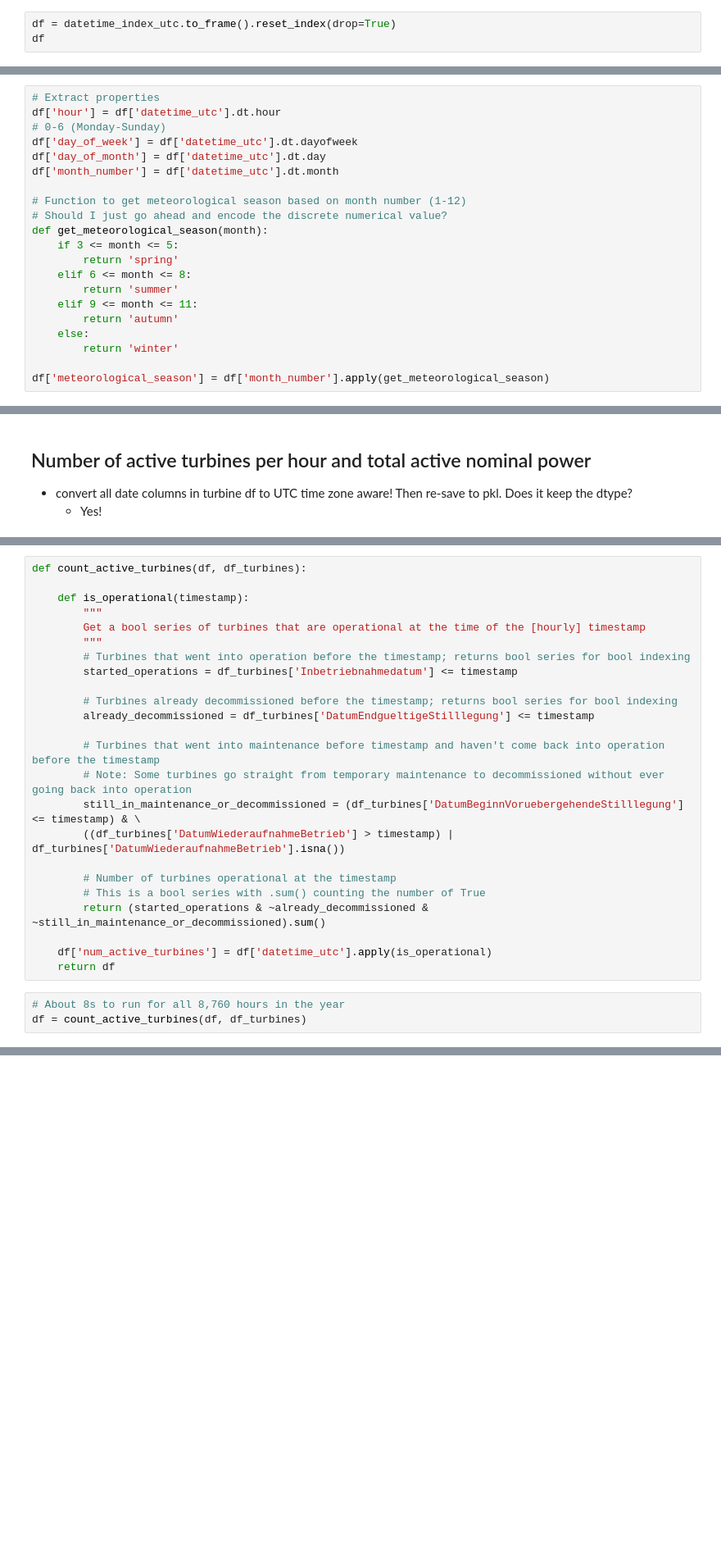
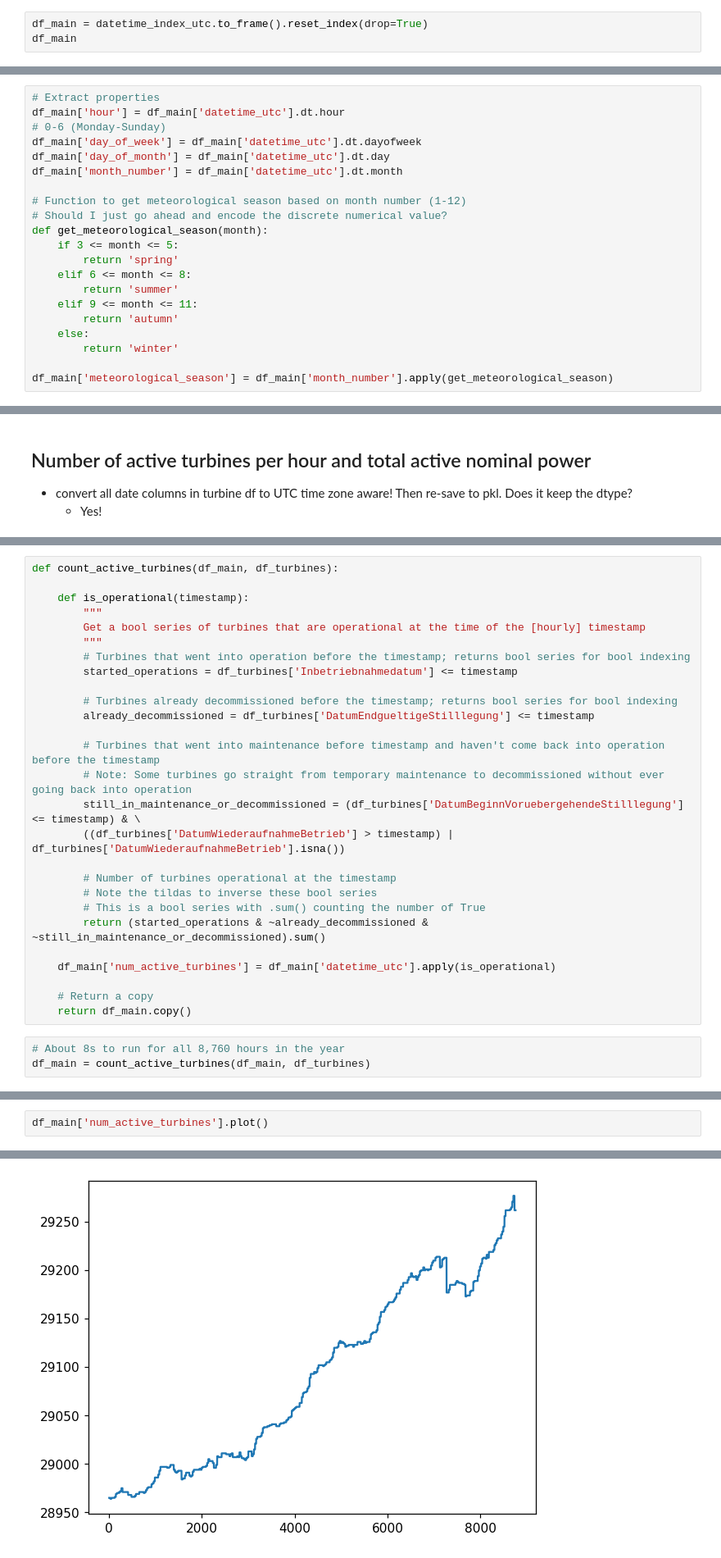
Before and after one commit to meteoviz/wind_power_forecasting_germany, a Jupyter notebook: notebooks/ML_dataframe.ipynb, the cells around one changed output, grey strips where cells are left out. Shown at 82% size. Cells and saved outputs as stored; diff of their text form; blank space fills up the shorter version.

```diff
--- a/notebooks/ML_dataframe.ipynb
+++ b/notebooks/ML_dataframe.ipynb
@@ -167,8 +168,8 @@ DatetimeIndex(['2022-01-01 00:00:00+00:00', '2022-01-01 01:00:00+00:00',
 # Create dataframe from datetimeindex, reset index and drop the duplicated datetime column
 # datetime_index_utc.to_frame().reset_index(drop=True, inplace=True)
 # %%
-df = datetime_index_utc.to_frame().reset_index(drop=True)
-df
+df_main = datetime_index_utc.to_frame().reset_index(drop=True)
+df_main
 # %% [output]
 |  | datetime_utc |
 | 0 | 2022-01-01 00:00:00+00:00 |
@@ -185,11 +186,11 @@ df
 8760 rows × 1 columns
 # %%
 # Extract properties
-df['hour'] = df['datetime_utc'].dt.hour
+df_main['hour'] = df_main['datetime_utc'].dt.hour
 # 0-6 (Monday-Sunday)
-df['day_of_week'] = df['datetime_utc'].dt.dayofweek
-df['day_of_month'] = df['datetime_utc'].dt.day
-df['month_number'] = df['datetime_utc'].dt.month
+df_main['day_of_week'] = df_main['datetime_utc'].dt.dayofweek
+df_main['day_of_month'] = df_main['datetime_utc'].dt.day
+df_main['month_number'] = df_main['datetime_utc'].dt.month
 
 # Function to get meteorological season based on month number (1-12)
 # Should I just go ahead and encode the discrete numerical value?
@@ -203,5 +204,5 @@ def get_meteorological_season(month):
     else:
         return 'winter'
 
-df['meteorological_season'] = df['month_number'].apply(get_meteorological_season)
+df_main['meteorological_season'] = df_main['month_number'].apply(get_meteorological_season)
 # %%
@@ -274,5 +232,5 @@ memory usage: 7.0+ MB
 # %%
-def count_active_turbines(df, df_turbines):
+def count_active_turbines(df_main, df_turbines):
 
     def is_operational(timestamp):
         """
@@ -290,12 +248,15 @@ def count_active_turbines(df, df_turbines):
         ((df_turbines['DatumWiederaufnahmeBetrieb'] > timestamp) | df_turbines['DatumWiederaufnahmeBetrieb'].isna())
 
         # Number of turbines operational at the timestamp
+        # Note the tildas to inverse these bool series
         # This is a bool series with .sum() counting the number of True
         return (started_operations & ~already_decommissioned & ~still_in_maintenance_or_decommissioned).sum()
 
-    df['num_active_turbines'] = df['datetime_utc'].apply(is_operational)
-    return df
+    df_main['num_active_turbines'] = df_main['datetime_utc'].apply(is_operational)
+
+    # Return a copy
+    return df_main.copy()
 # %%
 # About 8s to run for all 8,760 hours in the year
-df = count_active_turbines(df, df_turbines)
+df_main = count_active_turbines(df_main, df_turbines)
 # %%
@@ -316,0 +280,3 @@ df
+# %%
+df_main['num_active_turbines'].plot()
+# %% [output]
@@ -317 +284,2 @@ df
+[figure, added]
 # %%
```
Also changed, not shown: parts of 28 cells of this notebook.
